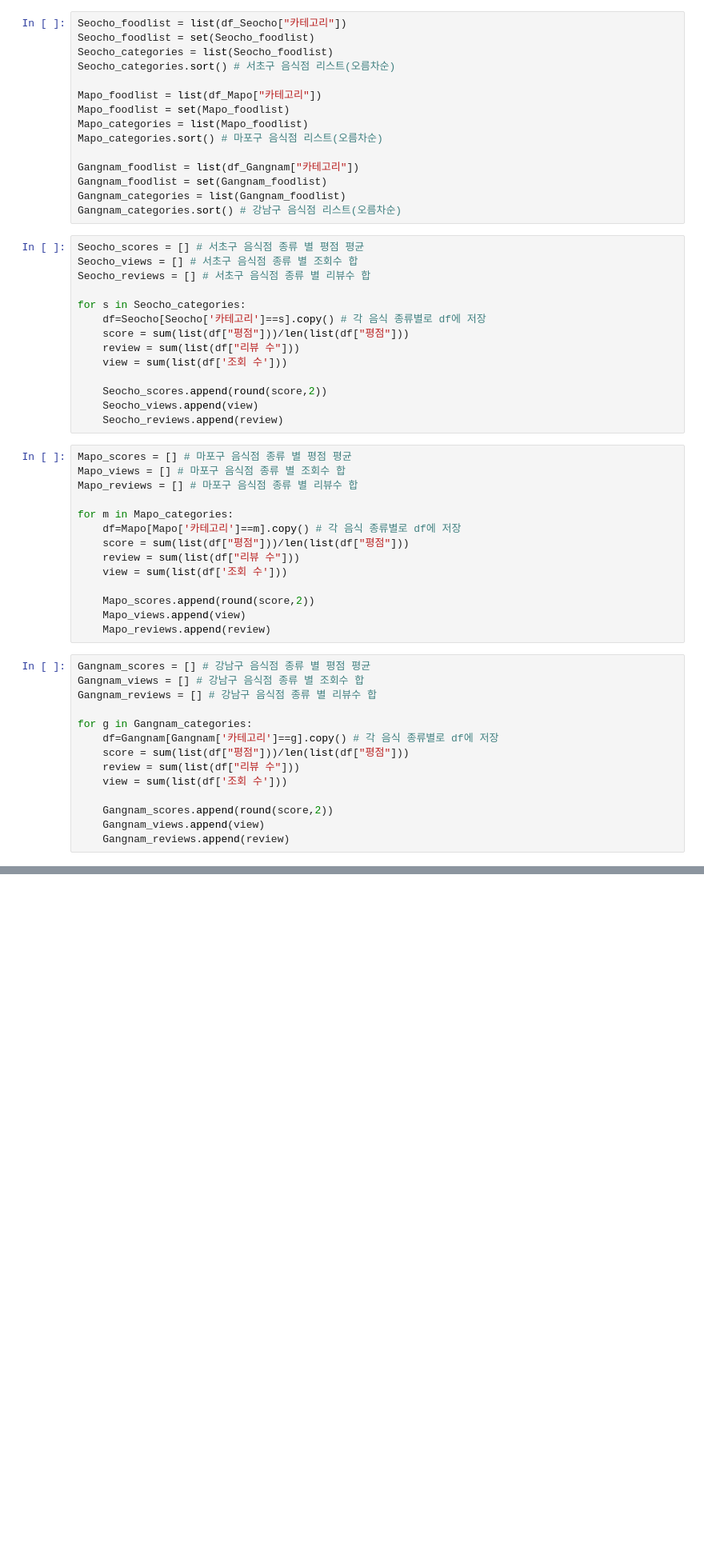
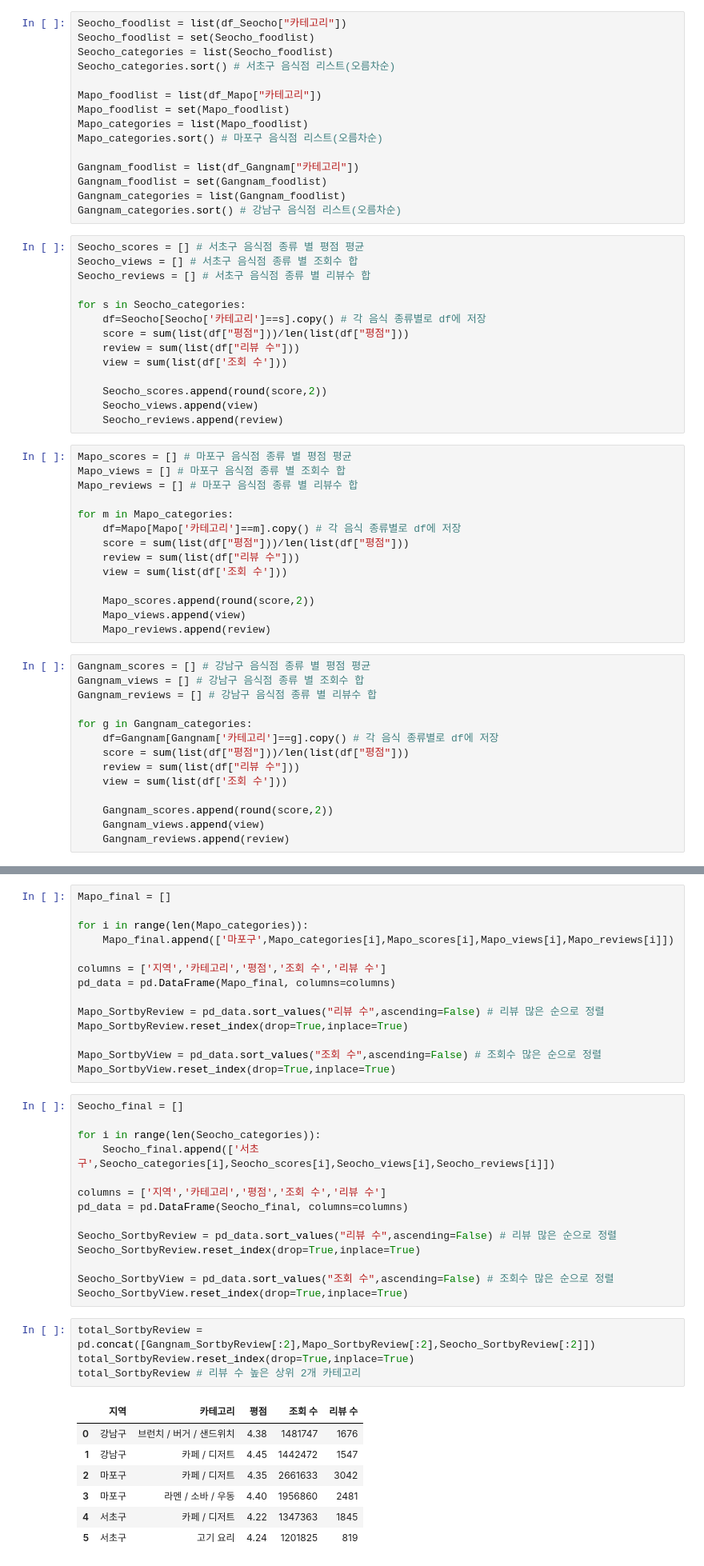
Before and after one commit to Kihoon-Kwon/DV_project, a Jupyter notebook: Data_visualization.ipynb, the cells around one changed output, grey strips where cells are left out. Shown at 80% size. Drawn from its saved outputs; the diff is of its cells as text; blank space fills up the shorter version.

Commit message:
상위 2개 카테고리 선정

```diff
--- a/Data_visualization.ipynb
+++ b/Data_visualization.ipynb
@@ -144,0 +193,40 @@ for x,y,name in zip(Seocho_reviews,Seocho_scores,Seocho_views):
+# %%
+Mapo_final = []
+
+for i in range(len(Mapo_categories)):
+    Mapo_final.append(['마포구',Mapo_categories[i],Mapo_scores[i],Mapo_views[i],Mapo_reviews[i]])
+
+columns = ['지역','카테고리','평점','조회 수','리뷰 수']
+pd_data = pd.DataFrame(Mapo_final, columns=columns)
+
+Mapo_SortbyReview = pd_data.sort_values("리뷰 수",ascending=False) # 리뷰 많은 순으로 정렬
+Mapo_SortbyReview.reset_index(drop=True,inplace=True)
+
+Mapo_SortbyView = pd_data.sort_values("조회 수",ascending=False) # 조회수 많은 순으로 정렬
+Mapo_SortbyView.reset_index(drop=True,inplace=True)
+# %%
+Seocho_final = []
+
+for i in range(len(Seocho_categories)):
+    Seocho_final.append(['서초구',Seocho_categories[i],Seocho_scores[i],Seocho_views[i],Seocho_reviews[i]])
+
+columns = ['지역','카테고리','평점','조회 수','리뷰 수']
+pd_data = pd.DataFrame(Seocho_final, columns=columns)
+
+Seocho_SortbyReview = pd_data.sort_values("리뷰 수",ascending=False) # 리뷰 많은 순으로 정렬
+Seocho_SortbyReview.reset_index(drop=True,inplace=True)
+
+Seocho_SortbyView = pd_data.sort_values("조회 수",ascending=False) # 조회수 많은 순으로 정렬
+Seocho_SortbyView.reset_index(drop=True,inplace=True)
+# %%
+total_SortbyReview = pd.concat([Gangnam_SortbyReview[:2],Mapo_SortbyReview[:2],Seocho_SortbyReview[:2]])
+total_SortbyReview.reset_index(drop=True,inplace=True)
+total_SortbyReview # 리뷰 수 높은 상위 2개 카테고리
+# %% [output]
+|  | 지역 | 카테고리 | 평점 | 조회 수 | 리뷰 수 |
+| 0 | 강남구 | 브런치 / 버거 / 샌드위치 | 4.38 | 1481747 | 1676 |
+| 1 | 강남구 | 카페 / 디저트 | 4.45 | 1442472 | 1547 |
+| 2 | 마포구 | 카페 / 디저트 | 4.35 | 2661633 | 3042 |
+| 3 | 마포구 | 라멘 / 소바 / 우동 | 4.40 | 1956860 | 2481 |
+| 4 | 서초구 | 카페 / 디저트 | 4.22 | 1347363 | 1845 |
+| 5 | 서초구 | 고기 요리 | 4.24 | 1201825 | 819 |
```
Also changed, not shown: parts of 6 cells of this notebook, 3 other files.
